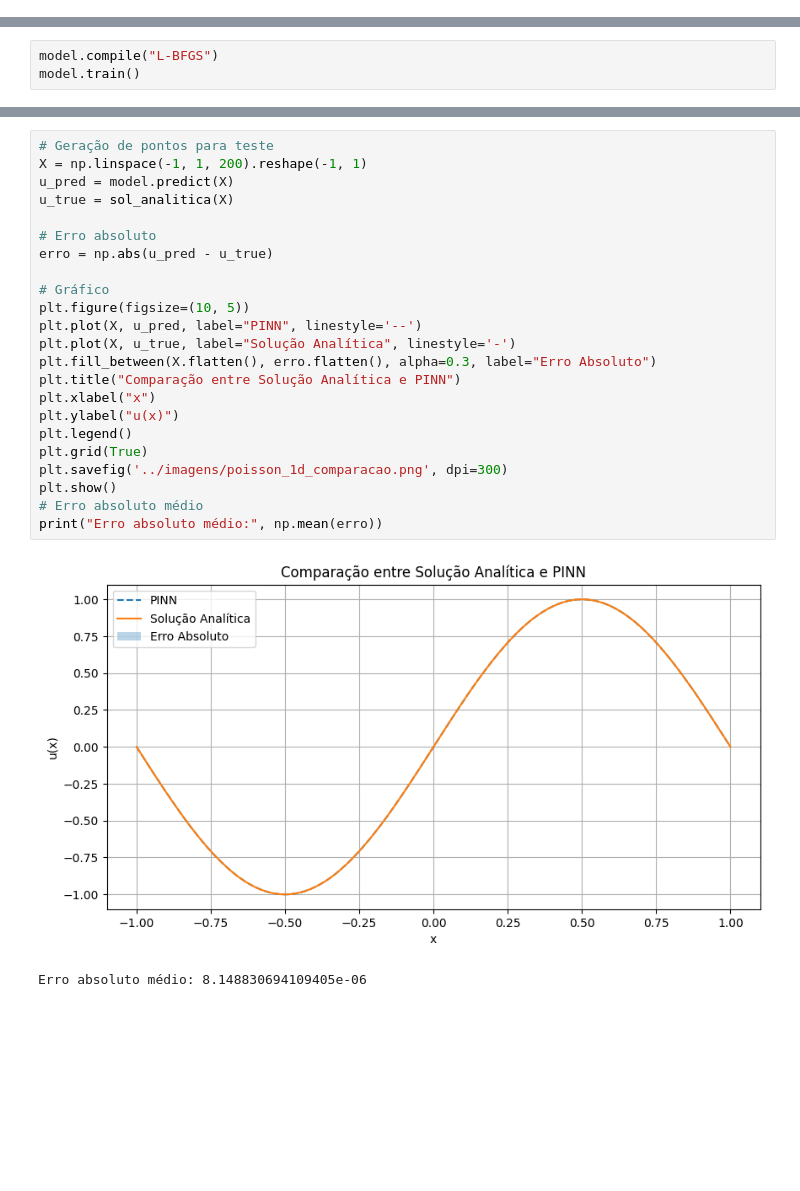
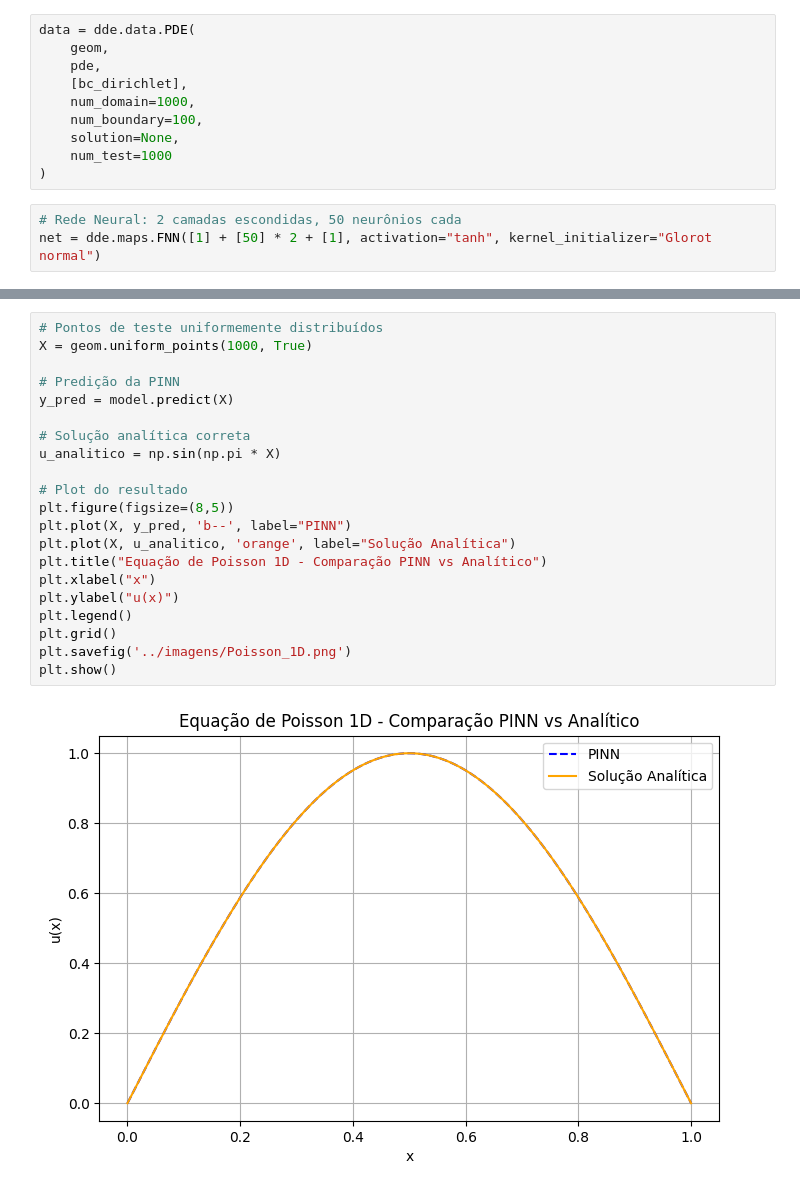
Before and after one commit to natansv/Natan_Silva_AtvPINN_AE3, a Jupyter notebook: 05_extra/Poisson_1D_PINN.ipynb, the cells around one changed output, grey strips where cells are left out. Saved outputs shown, nothing was run; the diff lists cells and outputs as text; blank space fills up the shorter version.

```diff
--- a/05_extra/Poisson_1D_PINN.ipynb
+++ b/05_extra/Poisson_1D_PINN.ipynb
@@ -45 +23,14 @@ def sol_analitica(x):
+# %%
+data = dde.data.PDE(
+    geom,
+    pde,
+    [bc_dirichlet],
+    num_domain=1000,
+    num_boundary=100,
+    solution=None,
+    num_test=1000
+)
+# %%
+# Rede Neural: 2 camadas escondidas, 50 neurônios cada
+net = dde.maps.FNN([1] + [50] * 2 + [1], activation="tanh", kernel_initializer="Glorot normal")
 # %%
@@ -82,3 +60,0 @@ Best model at step 5000:
-# %%
-model.compile("L-BFGS")
-model.train()
@@ -103,26 +61,23 @@ Best model at step 5169:
 # %%
-# Geração de pontos para teste
-X = np.linspace(-1, 1, 200).reshape(-1, 1)
-u_pred = model.predict(X)
-u_true = sol_analitica(X)
+# Pontos de teste uniformemente distribuídos
+X = geom.uniform_points(1000, True)
 
-# Erro absoluto
-erro = np.abs(u_pred - u_true)
+# Predição da PINN
+y_pred = model.predict(X)
 
-# Gráfico
-plt.figure(figsize=(10, 5))
-plt.plot(X, u_pred, label="PINN", linestyle='--')
-plt.plot(X, u_true, label="Solução Analítica", linestyle='-')
-plt.fill_between(X.flatten(), erro.flatten(), alpha=0.3, label="Erro Absoluto")
-plt.title("Comparação entre Solução Analítica e PINN")
+# Solução analítica correta
+u_analitico = np.sin(np.pi * X)
+
+# Plot do resultado
+plt.figure(figsize=(8,5))
+plt.plot(X, y_pred, 'b--', label="PINN")
+plt.plot(X, u_analitico, 'orange', label="Solução Analítica")
+plt.title("Equação de Poisson 1D - Comparação PINN vs Analítico")
 plt.xlabel("x")
 plt.ylabel("u(x)")
 plt.legend()
-plt.grid(True)
-plt.savefig('../imagens/poisson_1d_comparacao.png', dpi=300)
+plt.grid()
+plt.savefig('../imagens/Poisson_1D.png')
 plt.show()
-# Erro absoluto médio
-print("Erro absoluto médio:", np.mean(erro))
 # %% [output]
-[figure, old version]
+[figure, new version]
-Erro absoluto médio: 8.148830694109405e-06
```
Also changed, not shown: parts of 10 cells of this notebook, 4 other files.
